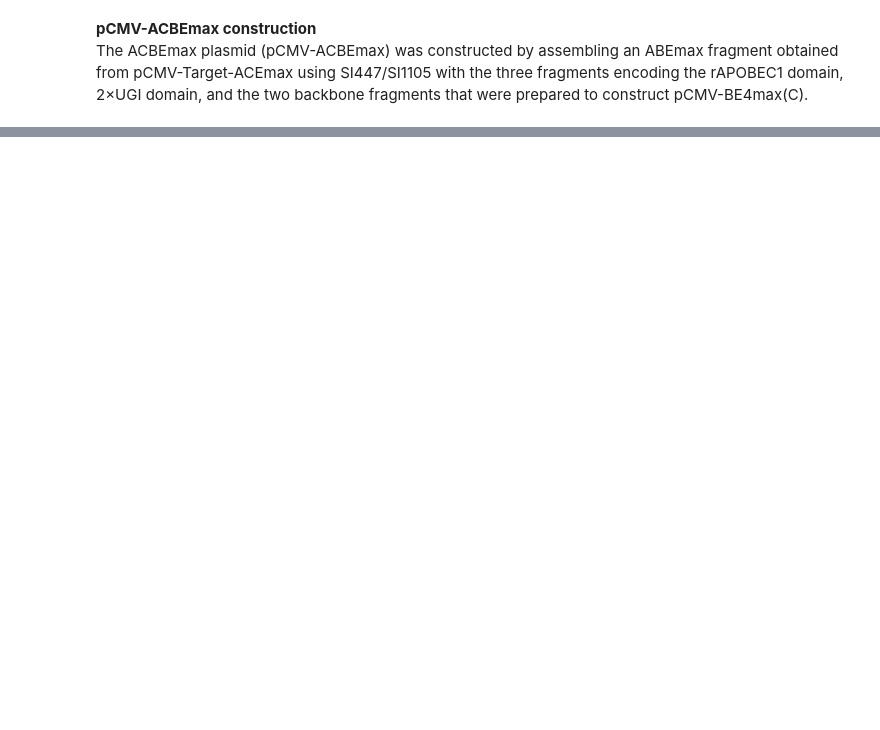
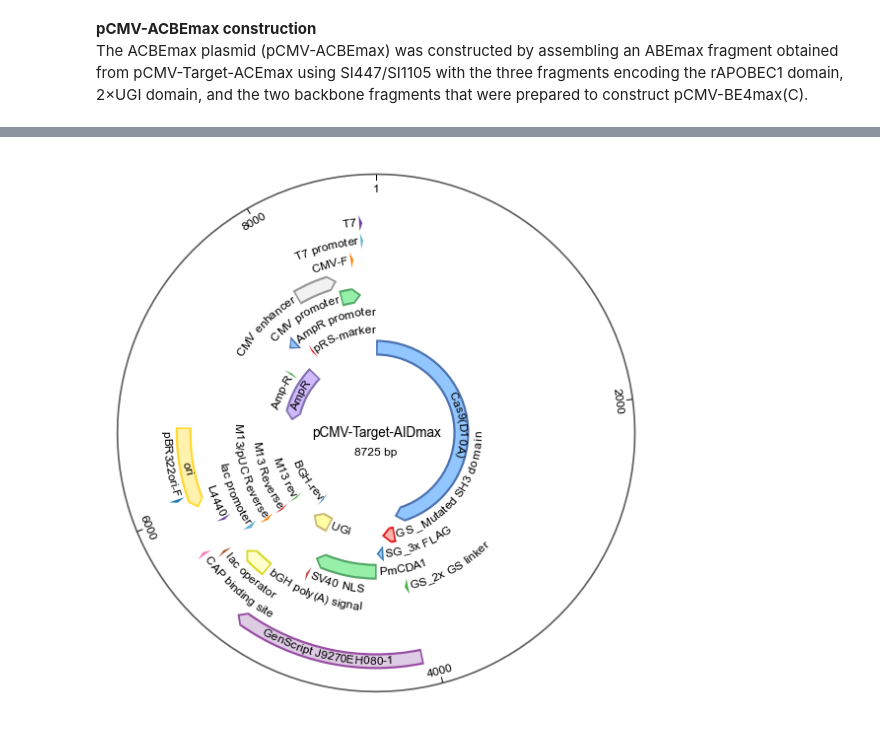
Before and after one commit to yachielab/QUEEN, a Jupyter notebook: demo/sakata_et_al_2020/BE_plasmids_construction.ipynb, the cells around one changed output, grey strips where cells are left out. Saved outputs shown, nothing was run; the diff lists cells and outputs as text; code cells hidden in the pictures; blank space fills up the shorter version.

```diff
--- a/demo/sakata_et_al_2020/BE_plasmids_construction.ipynb
+++ b/demo/sakata_et_al_2020/BE_plasmids_construction.ipynb
@@ -184,7 +146,7 @@ editfeature(frag8, key_attribute="feature_id", query="f8", target_attribute="qua
 # %%
 description11 = "The Target-AIDmax plasmid (pCMV-Target-AIDmax) was constructed \
 by assembling the two insert fragments and the backbone fragment."
-frag6 = modifyends(frag6, "*{22}/-{22}", "-{22}/*{22}", process_description=description11)
-frag7 = modifyends(frag7, "*{22}/-{22}", "-{24}/*{24}", process_description=description11)
-frag8 = modifyends(frag8, "*{24}/-{24}", "-{22}/*{22}", process_description=description11)
-pCMV_Target_AIDmax = joindna(frag6, frag7, frag8, topology="circular", project="pCMV-Target-AIDmax", process_description=description11)
+modifyends(fragment6, "*{22}/-{22}", "-{22}/*{22}", product="fragment6", process_description=description11)
+modifyends(fragment7, "*{22}/-{22}", "-{24}/*{24}", product="fragment7", process_description=description11)
+modifyends(fragment8, "*{24}/-{24}", "-{22}/*{22}", product="fragment8_1", process_description=description11)
+joindna(fragment6, fragment7, fragment8_1, topology="circular", product="pCMV_Target_AIDmax", process_description=description11)
@@ -191,7 +154,0 @@ pCMV_Target_AIDmax = joindna(frag6, frag7, frag8, topology="circular", project="
-# %%
-Cas9 = pCMV_Target_AIDmax.searchdna("Cas9(D10A)", key_attribute="qualifier:label")[0]
-pCMV_Target_AIDmax = cutdna(pCMV_Target_AIDmax, Cas9.start)[0]
-pCMV_Target_AIDmax = joindna(pCMV_Target_AIDmax)
-pCMV_Target_AIDmax.printfeature()
-pCMV_Target_AIDmax.writedna("output/pCMV-Target-AIDmax.gbk")
-quine(pCMV_Target_AIDmax, "reconstructed_genbank/pCMV-Target-AIDmax_reconstruction.py")
@@ -429,0 +371,8 @@ fig.savefig("output/pCMV-ACBEmax.pdf")
+# %%
+pCMV_Target_AIDmax.project = "pCMV-Target-AIDmax"
+quine(pCMV_Target_AIDmax, output="reconstructed_genbank/pCMV-Target-AIDmax_reconstruction.py")
+pCMV_Target_AIDmax.writedna("output/pCMV-Target-AIDmax.gbk")
+fig = visualize(pCMV_Target_AIDmax, map_view="circular", fontsize=12)
+fig.savefig("output/pCMV-Target-AIDmax.pdf")
+# %% [output]
+[figure, added]
```
Also changed, not shown: parts of 60 cells of this notebook, 34 other files.
